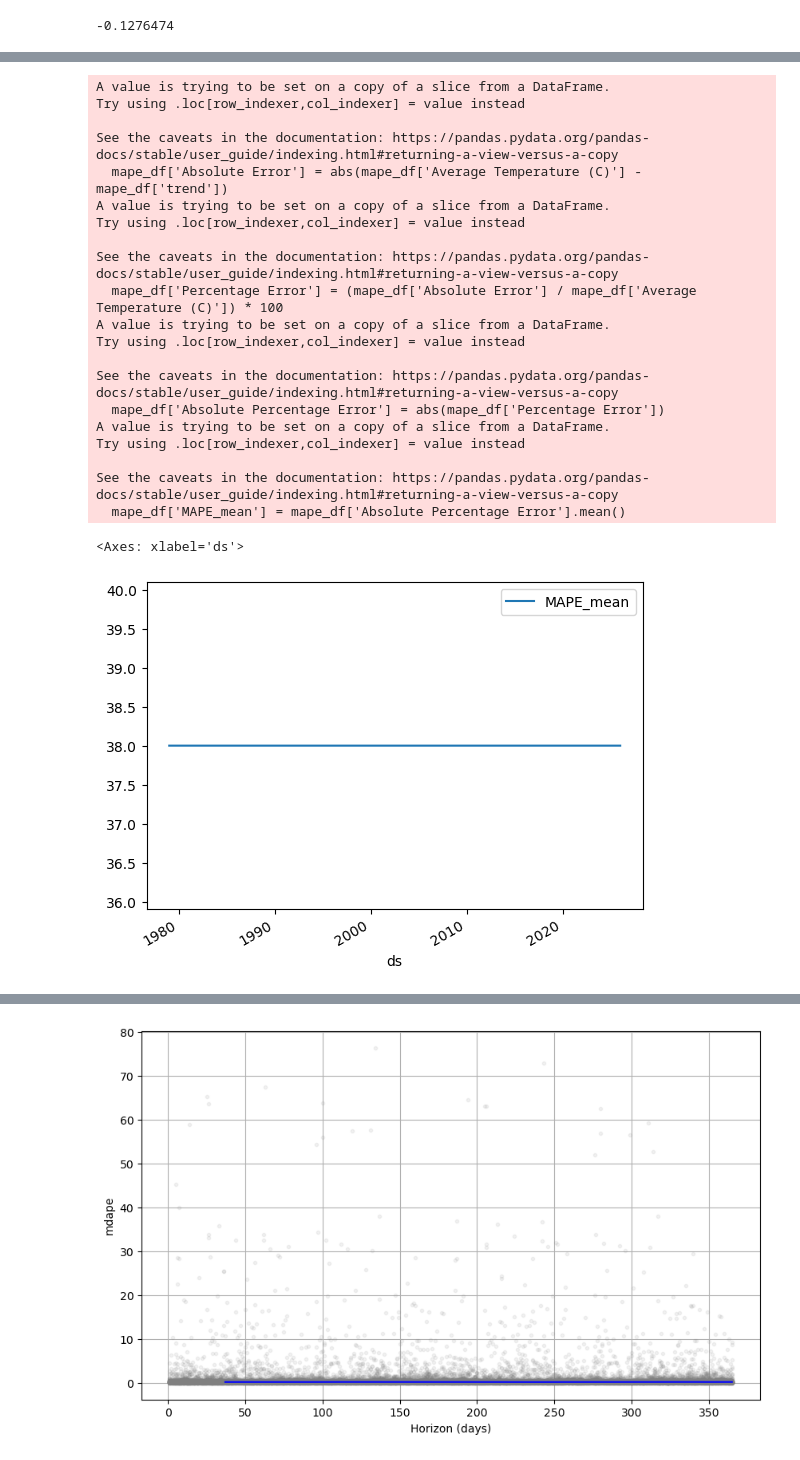
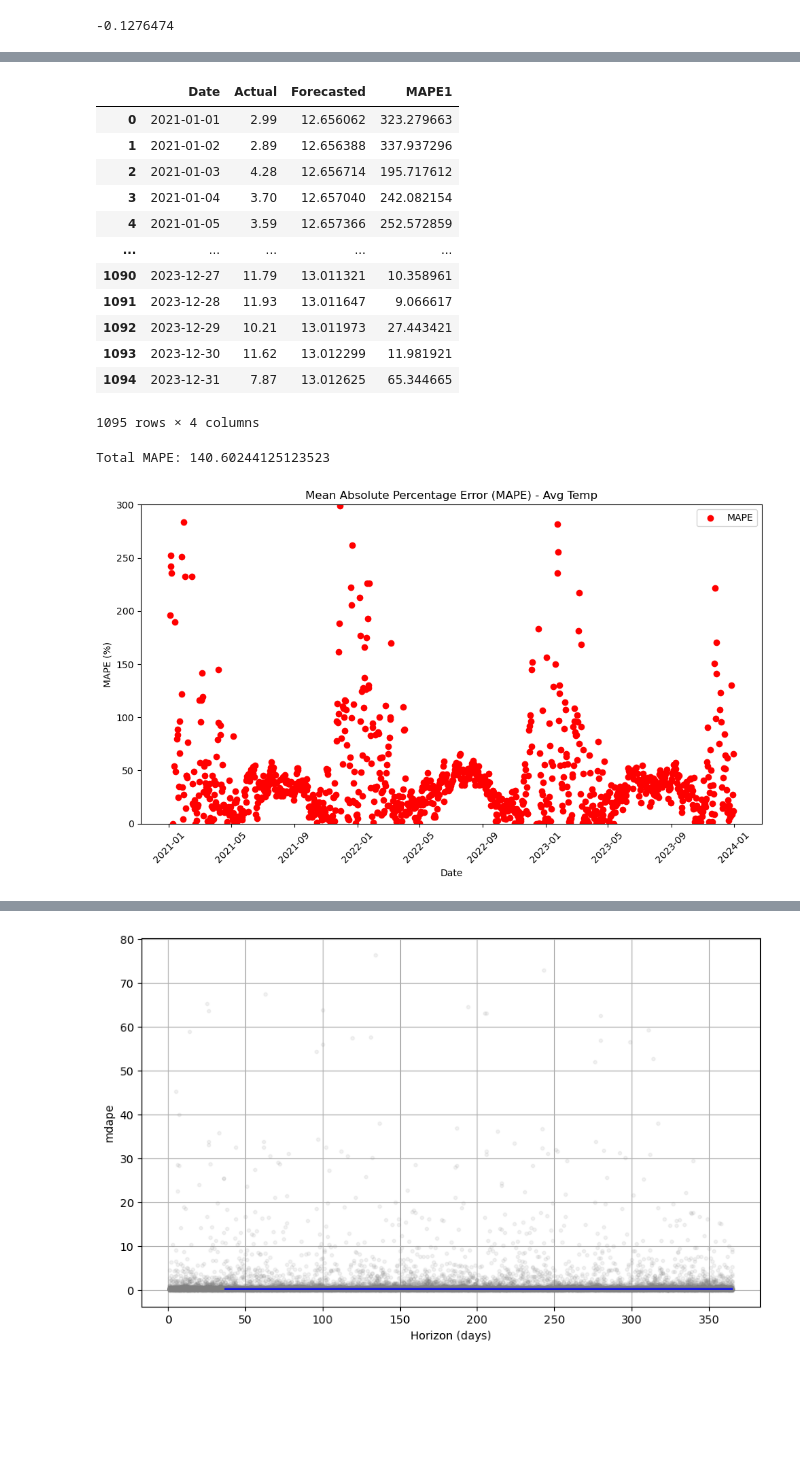
Before and after one commit to cattienl/project1, a Jupyter notebook: prophet.ipynb, the cells around one changed output, grey strips where cells are left out. Saved outputs shown, nothing was run; the diff lists cells and outputs as text; code cells hidden in the pictures; blank space fills up the shorter version.

```diff
--- a/prophet.ipynb
+++ b/prophet.ipynb
@@ -310,12 +397,12 @@ def generate_dates(start_date, end_date):
     return dates
 
 def get_api_london(date):
-    london_api = "https://api.openweathermap.org/data/3.0/onecall/day_summary?lat={lat}&lon={lon}&date={date}&tz=+05:00&appid=77ab0d254ac9b998b6aabc97fcdd0896&units=metric"
-    response = requests.get(london_api.format(lat=51.5074, lon=0.1278, date=date.strftime('%Y-%m-%d')))
-    return response
+    #london_api = "https://api.openweathermap.org/data/3.0/onecall/day_summary?lat={lat}&lon={lon}&date={date}&tz=+05:00&appid=77ab0d254ac9b998b6aabc97fcdd0896&units=metric"
+    #response = requests.get(london_api.format(lat=51.5074, lon=0.1278, date=date.strftime('%Y-%m-%d')))
+    #return response
 
-start_date = datetime.datetime(2020, 1, 1)
-end_date = datetime.datetime(2020, 1, 15)
+start_date = datetime.datetime(2021, 1, 1)
+end_date = datetime.datetime(2023, 12, 31)
 dates = generate_dates(start_date, end_date)
 min_temps = []
 max_temps = []
@@ -399,0 +486,3 @@ mape_df.head(15)
+# %%
+filtered_df = mape_df[(mape_df['ds'] >= '2021-01-01') & (mape_df['ds'] <= '2023-12-31')]
+filtered_df
@@ -400,35 +503,37 @@ mape_df.head(15)
 # %%
-dates = mape_df['ds']
+dates = filtered_df['ds']
 
-actual_values  = mape_df['Average Temperature (C)']
-forecasted_values = mape_df['trend']
+actual_values  = filtered_df['Average Temperature (C)']
+forecasted_values = filtered_df['trend']
 
 def calculate_mape(actual, forecast):
-    return (abs((actual - forecast) / actual)) * 100
+    if actual == 0:
+        return 0
+    else:
+        return (abs((actual - forecast) / actual)) * 100
 
 mape_values = [calculate_mape(actual, forecast) for actual, forecast in zip(actual_values, forecasted_values)]
 
-data = {'Date': dates, 'Actual': actual_values, 'Forecasted': forecasted_values, 'MAPE': mape_values}
+data = {'Date': dates, 'Actual': actual_values, 'Forecasted': forecasted_values, 'MAPE1': mape_values}
+
 df= pd.DataFrame(data)
-df.head(15)
+df
 # %% [output]
+|  | Date | Actual | Forecasted | MAPE1 |
+| 0 | 2021-01-01 | 2.99 | 12.656062 | 323.279663 |
+| 1 | 2021-01-02 | 2.89 | 12.656388 | 337.937296 |
+| 2 | 2021-01-03 | 4.28 | 12.656714 | 195.717612 |
+| 3 | 2021-01-04 | 3.70 | 12.657040 | 242.082154 |
+| 4 | 2021-01-05 | 3.59 | 12.657366 | 252.572859 |
+| ... | ... | ... | ... | ... |
+| 1090 | 2023-12-27 | 11.79 | 13.011321 | 10.358961 |
+| 1091 | 2023-12-28 | 11.93 | 13.011647 | 9.066617 |
+| 1092 | 2023-12-29 | 10.21 | 13.011973 | 27.443421 |
+| 1093 | 2023-12-30 | 11.62 | 13.012299 | 11.981921 |
+| 1094 | 2023-12-31 | 7.87 | 13.012625 | 65.344665 |
-A value is trying to be set on a copy of a slice from a DataFrame.
-Try using .loc[row_indexer,col_indexer] = value instead
-
-See the caveats in the documentation: https://pandas.pydata.org/pandas-docs/stable/user_guide/indexing.html#returning-a-view-versus-a-copy
-  mape_df['Absolute Error'] = abs(mape_df['Average Temperature (C)'] - mape_df['trend'])
-A value is trying to be set on a copy of a slice from a DataFrame.
-Try using .loc[row_indexer,col_indexer] = value instead
-
-See the caveats in the documentation: https://pandas.pydata.org/pandas-docs/stable/user_guide/indexing.html#returning-a-view-versus-a-copy
-  mape_df['Percentage Error'] = (mape_df['Absolute Error'] / mape_df['Average Temperature (C)']) * 100
-A value is trying to be set on a copy of a slice from a DataFrame.
-Try using .loc[row_indexer,col_indexer] = value instead
-
-See the caveats in the documentation: https://pandas.pydata.org/pandas-docs/stable/user_guide/indexing.html#returning-a-view-versus-a-copy
-  mape_df['Absolute Percentage Error'] = abs(mape_df['Percentage Error'])
-A value is trying to be set on a copy of a slice from a DataFrame.
-Try using .loc[row_indexer,col_indexer] = value instead
-
-See the caveats in the documentation: https://pandas.pydata.org/pandas-docs/stable/user_guide/indexing.html#returning-a-view-versus-a-copy
-  mape_df['MAPE_mean'] = mape_df['Absolute Percentage Error'].mean()
+1095 rows × 4 columns
+# %%
+total_mape = df['MAPE1'].mean()
+print("Total MAPE:", total_mape)
+# %% [output]
+Total MAPE: 140.60244125123523
@@ -435,15 +542,20 @@ See the caveats in the documentation: https://pandas.pydata.org/pandas-docs/stab
 # %%
 x= df['Date']
-y = df['MAPE']
+y = df['MAPE1']
+
 
 plt.figure(figsize=(10, 6))
-plt.plot(x,y, marker='o')
+
+plt.scatter(x, y, color='red', label='MAPE')
+
+
 plt.title('Mean Absolute Percentage Error (MAPE) - Avg Temp')
 plt.xlabel('Date')
 plt.ylabel('MAPE (%)')
+plt.ylim(0,300)
 plt.xticks(rotation=45)
+plt.legend()
 plt.tight_layout()
 plt.show()
 # %% [output]
-<Axes: xlabel='ds'>
-[figure, old version]
+[figure, new version]
```
Also changed, not shown: parts of 69 cells of this notebook.
